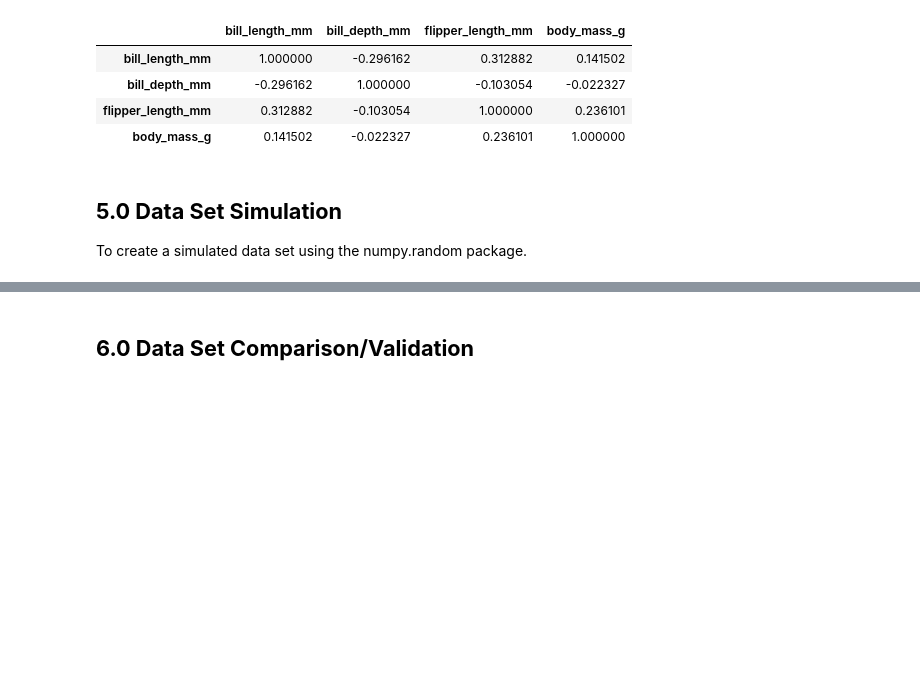
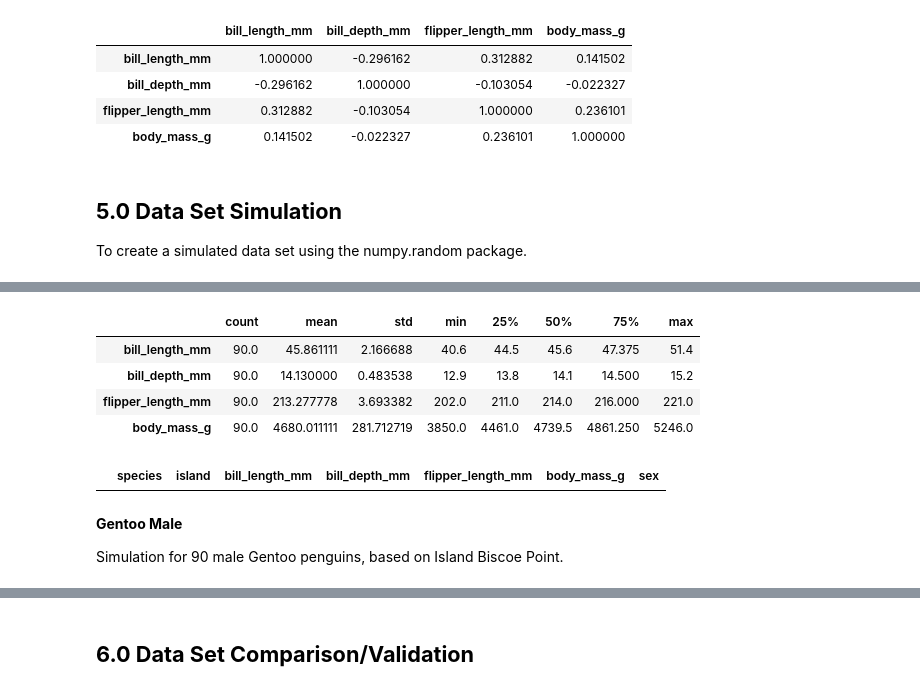
Before and after one commit to ssteffens/programming-data-analysis-project, a Jupyter notebook: project.ipynb, the cells around one changed output, grey strips where cells are left out. Drawn from its saved outputs; the diff is of its cells as text; code cells hidden in the pictures; blank space fills up the shorter version.

```diff
--- a/project.ipynb
+++ b/project.ipynb
@@ -807,0 +954,8 @@ To create a simulated data set using the numpy.random package.
+# %%
+sim_female_gentoo.describe().transpose()
+# %% [output]
+|  | count | mean | std | min | 25% | 50% | 75% | max |
+| bill_length_mm | 90.0 | 45.861111 | 2.166688 | 40.6 | 44.5 | 45.6 | 47.375 | 51.4 |
+| bill_depth_mm | 90.0 | 14.130000 | 0.483538 | 12.9 | 13.8 | 14.1 | 14.500 | 15.2 |
+| flipper_length_mm | 90.0 | 213.277778 | 3.693382 | 202.0 | 211.0 | 214.0 | 216.000 | 221.0 |
+| body_mass_g | 90.0 | 4680.011111 | 281.712719 | 3850.0 | 4461.0 | 4739.5 | 4861.250 | 5246.0 |
@@ -807,0 +965,8 @@ To create a simulated data set using the numpy.random package.
+# %%
+sim_df
+# %% [output]
+|  | species | island | bill_length_mm | bill_depth_mm | flipper_length_mm | body_mass_g | sex |
+# %% [markdown]
+**Gentoo Male**
+
+Simulation for 90 male Gentoo penguins, based on Island Biscoe Point.
```
Also changed, not shown: parts of 27 cells of this notebook.
